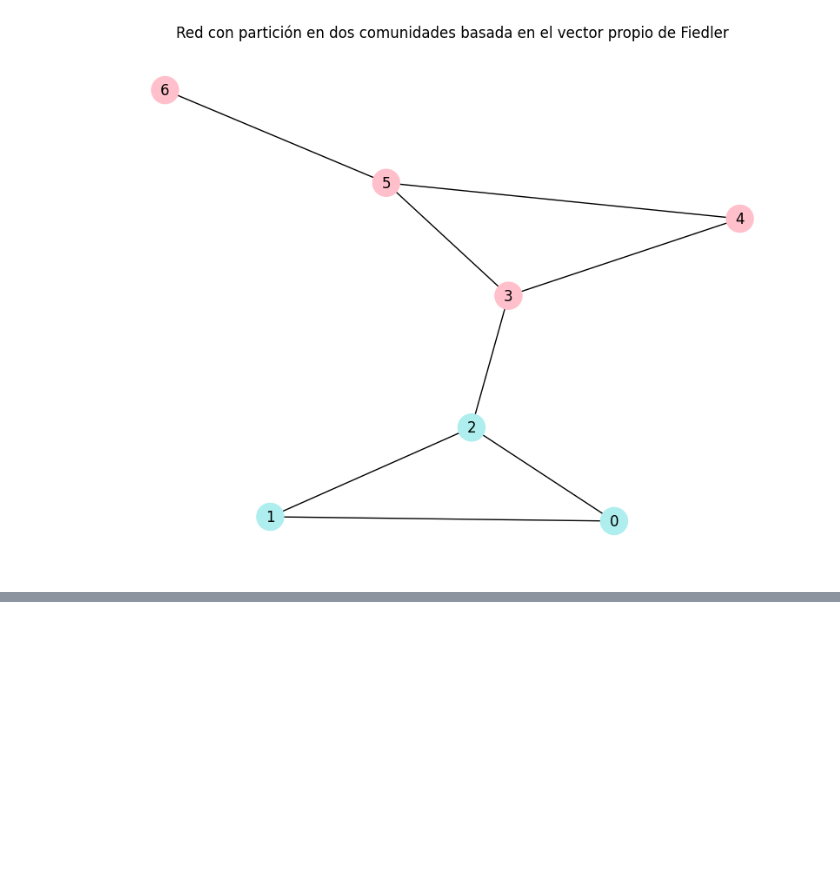
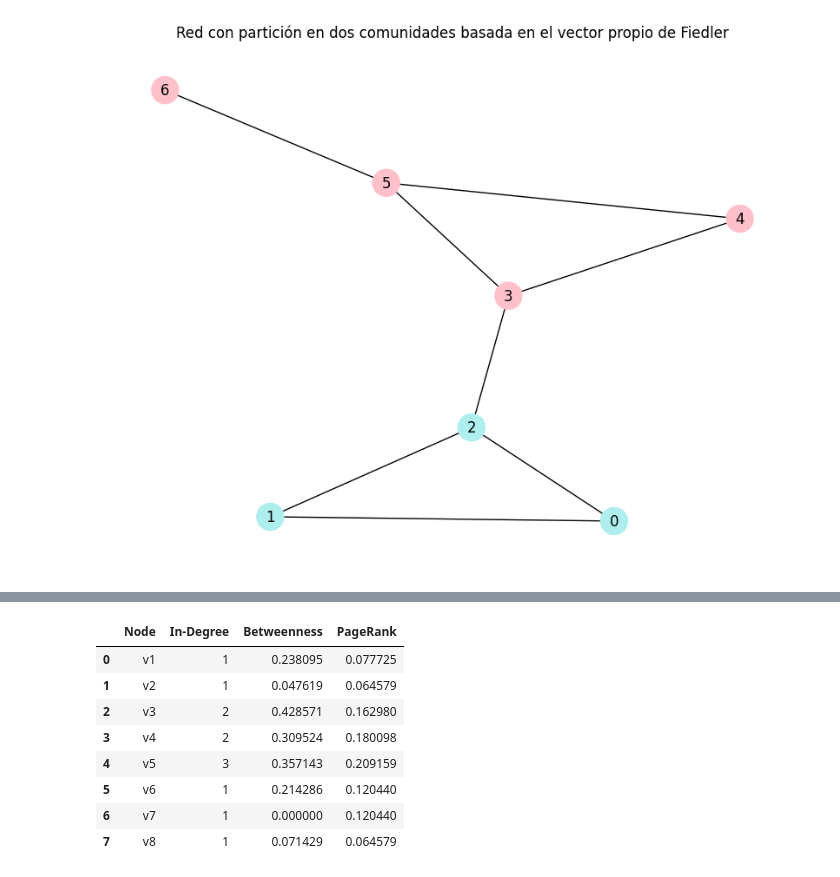
Before and after one commit to sofiwiwiwi/2024_1-RedesComplejas, a Jupyter notebook: Tarea2/Tarea2.ipynb, the cells around one changed output, grey strips where cells are left out. Drawn from its saved outputs; the diff is of its cells as text; code cells hidden in the pictures; blank space fills up the shorter version.

```diff
--- a/Tarea2/Tarea2.ipynb
+++ b/Tarea2/Tarea2.ipynb
@@ -76,0 +94,22 @@ plt.show()
+# %%
+import pandas as pd
+in_degree = dict(G6.in_degree())
+betweenness = nx.betweenness_centrality(G6)
+pagerank = nx.pagerank(G6)
+df = pd.DataFrame({
+    'Node': list(G.nodes()),
+    'In-Degree': [in_degree[node] for node in G6.nodes()],
+    'Betweenness': [betweenness[node] for node in G6.nodes()],
+    'PageRank': [pagerank[node] for node in G6.nodes()]
+})
+df
+# %% [output]
+|  | Node | In-Degree | Betweenness | PageRank |
+| 0 | v1 | 1 | 0.238095 | 0.077725 |
+| 1 | v2 | 1 | 0.047619 | 0.064579 |
+| 2 | v3 | 2 | 0.428571 | 0.162980 |
+| 3 | v4 | 2 | 0.309524 | 0.180098 |
+| 4 | v5 | 3 | 0.357143 | 0.209159 |
+| 5 | v6 | 1 | 0.214286 | 0.120440 |
+| 6 | v7 | 1 | 0.000000 | 0.120440 |
+| 7 | v8 | 1 | 0.071429 | 0.064579 |
```
Also changed, not shown: parts of 2 cells of this notebook, 8 other files.
